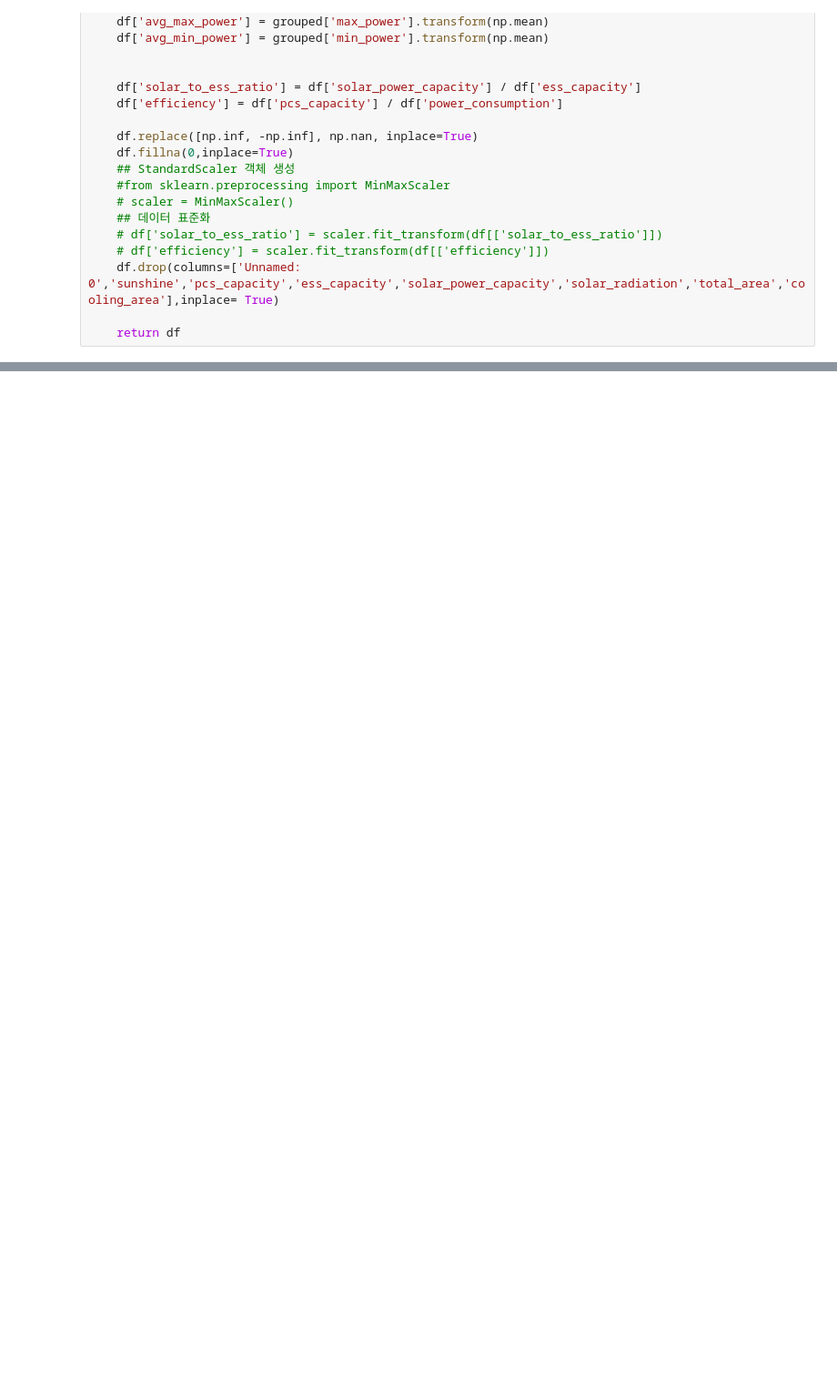
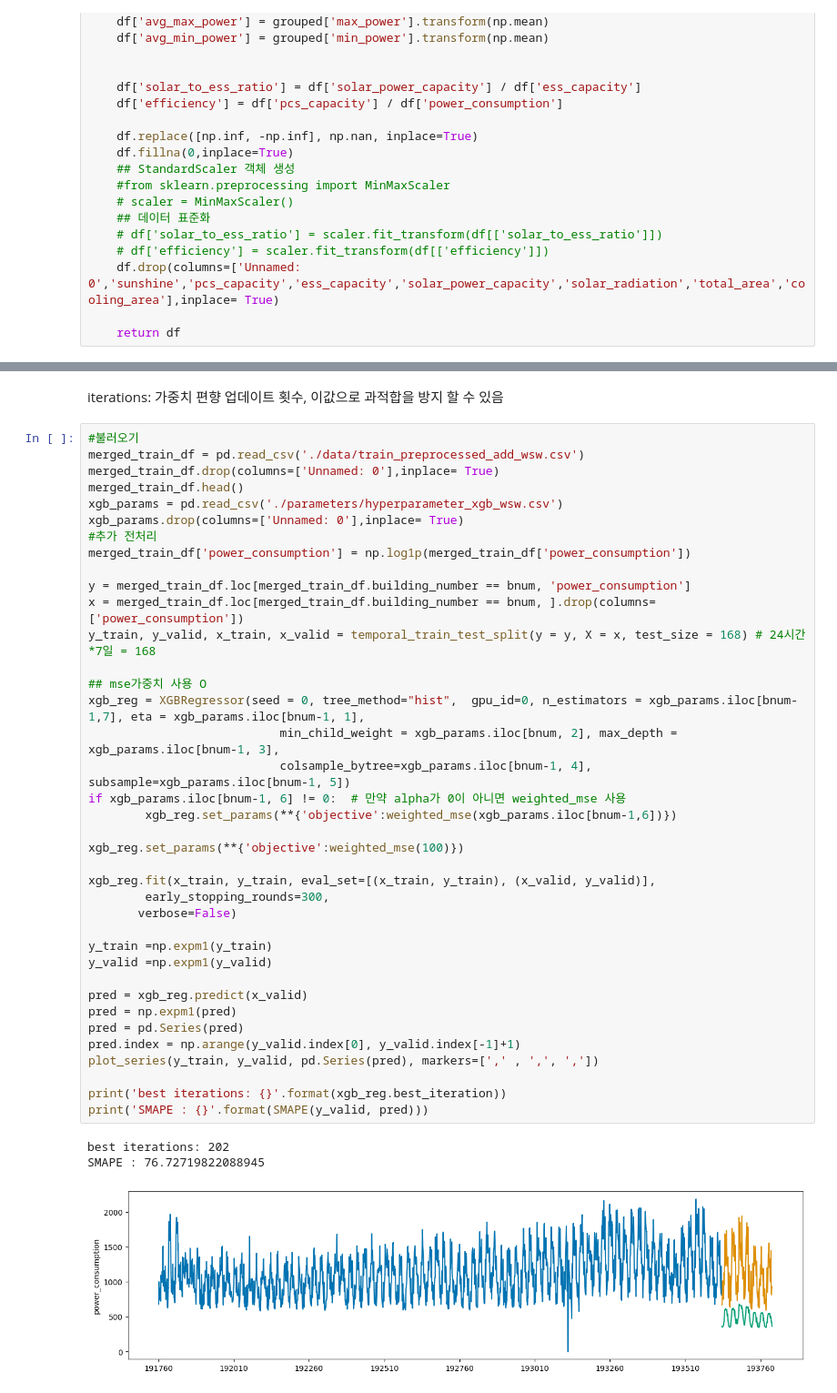
Before and after one commit to wooseungw/power_consumption_comp, a Jupyter notebook: xgboost_test_wsw.ipynb, the cells around one changed output, grey strips where cells are left out. Shown: that part at 91% size. Saved outputs shown, nothing was run; the diff lists cells and outputs as text; blank space fills up the shorter version.

```diff
--- a/xgboost_test_wsw.ipynb
+++ b/xgboost_test_wsw.ipynb
@@ -112,3 +154,47 @@ SMAPE : 23.54147603767055
+# %% [markdown]
+iterations: 가중치 편향 업데이트 횟수, 이값으로 과적합을 방지 할 수 있음
+# %%
+#불러오기
+merged_train_df = pd.read_csv('./data/train_preprocessed_add_wsw.csv')
+merged_train_df.drop(columns=['Unnamed: 0'],inplace= True)
+merged_train_df.head()
+xgb_params = pd.read_csv('./parameters/hyperparameter_xgb_wsw.csv')
+xgb_params.drop(columns=['Unnamed: 0'],inplace= True)
+#추가 전처리
+merged_train_df['power_consumption'] = np.log1p(merged_train_df['power_consumption'])
+
+y = merged_train_df.loc[merged_train_df.building_number == bnum, 'power_consumption']
+x = merged_train_df.loc[merged_train_df.building_number == bnum, ].drop(columns=['power_consumption'])
+y_train, y_valid, x_train, x_valid = temporal_train_test_split(y = y, X = x, test_size = 168) # 24시간*7일 = 168
+
+## mse가중치 사용 O
+xgb_reg = XGBRegressor(seed = 0, tree_method="hist",  gpu_id=0, n_estimators = xgb_params.iloc[bnum-1,7], eta = xgb_params.iloc[bnum-1, 1],
+                           min_child_weight = xgb_params.iloc[bnum, 2], max_depth = xgb_params.iloc[bnum-1, 3],
+                           colsample_bytree=xgb_params.iloc[bnum-1, 4], subsample=xgb_params.iloc[bnum-1, 5])
+if xgb_params.iloc[bnum-1, 6] != 0:  # 만약 alpha가 0이 아니면 weighted_mse 사용
+        xgb_reg.set_params(**{'objective':weighted_mse(xgb_params.iloc[bnum-1,6])})
+
+xgb_reg.set_params(**{'objective':weighted_mse(100)})
+
+xgb_reg.fit(x_train, y_train, eval_set=[(x_train, y_train), (x_valid, y_valid)],
+        early_stopping_rounds=300,
+       verbose=False)
+
+y_train =np.expm1(y_train)
+y_valid =np.expm1(y_valid)
+
+pred = xgb_reg.predict(x_valid)
+pred = np.expm1(pred)
+pred = pd.Series(pred)
+pred.index = np.arange(y_valid.index[0], y_valid.index[-1]+1)
+plot_series(y_train, y_valid, pd.Series(pred), markers=[',' , ',', ','])
+
+print('best iterations: {}'.format(xgb_reg.best_iteration))
+print('SMAPE : {}'.format(SMAPE(y_valid, pred)))
+# %% [output]
+best iterations: 202
+SMAPE : 76.72719822088945
+[figure, added]
 # %%
 import xgboost as xgb
 import matplotlib.pyplot as plt
```
Also changed, not shown: parts of 9 cells of this notebook.
